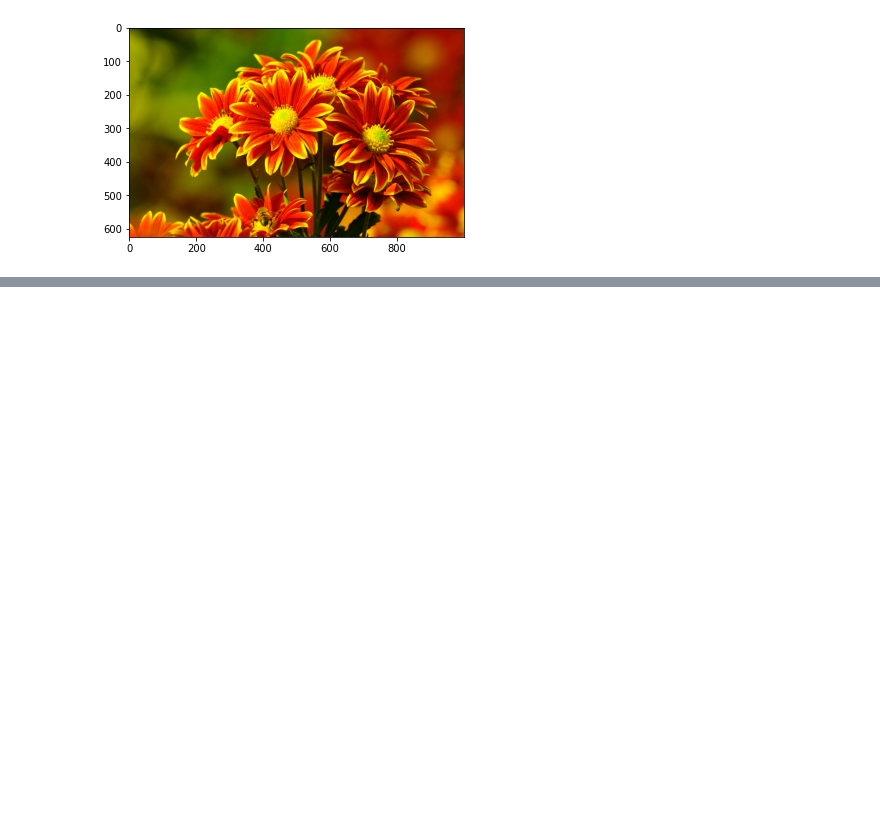
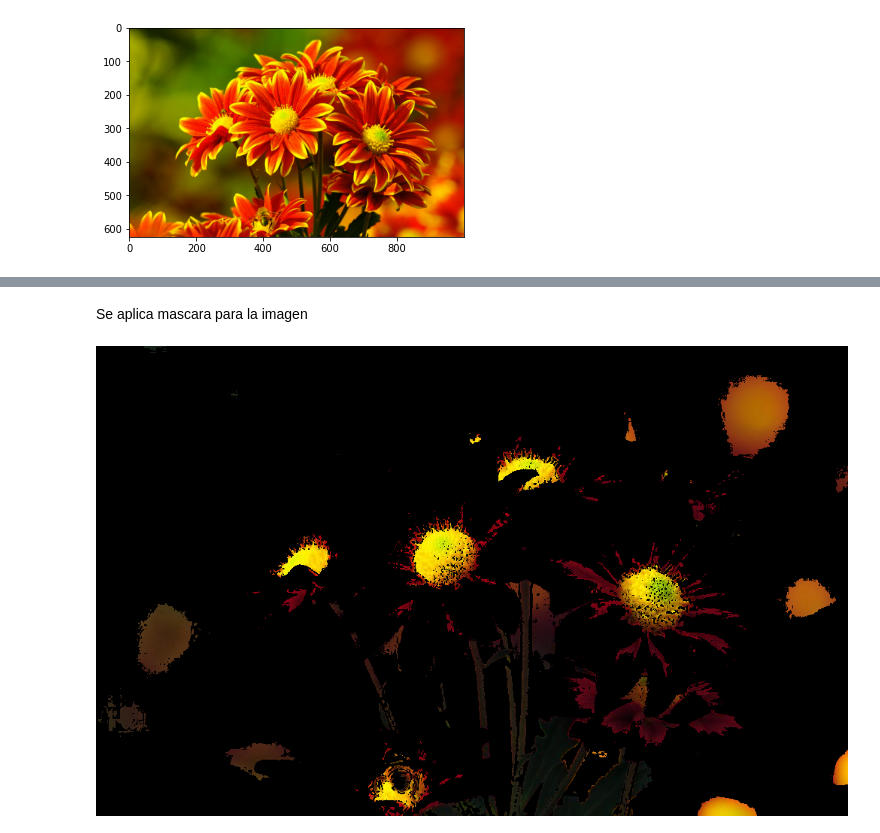
Before and after one commit to JhovanyArias/VisionArtificial, a Jupyter notebook: Taller1.ipynb, the cells around one changed output, grey strips where cells are left out. Cells and saved outputs as stored; diff of their text form; code cells hidden in the pictures; blank space fills up the shorter version.

```diff
--- a/Taller1.ipynb
+++ b/Taller1.ipynb
@@ -184,0 +210,7 @@ plt.imshow(prueba)
+# %% [markdown]
+Se aplica mascara para la imagen
+# %%
+image = cv2.merge([NewB,NewG,NewR])
+cv2_imshow(image)
+# %% [output]
+[figure, added]
```
Also changed, not shown: parts of 15 cells of this notebook.
